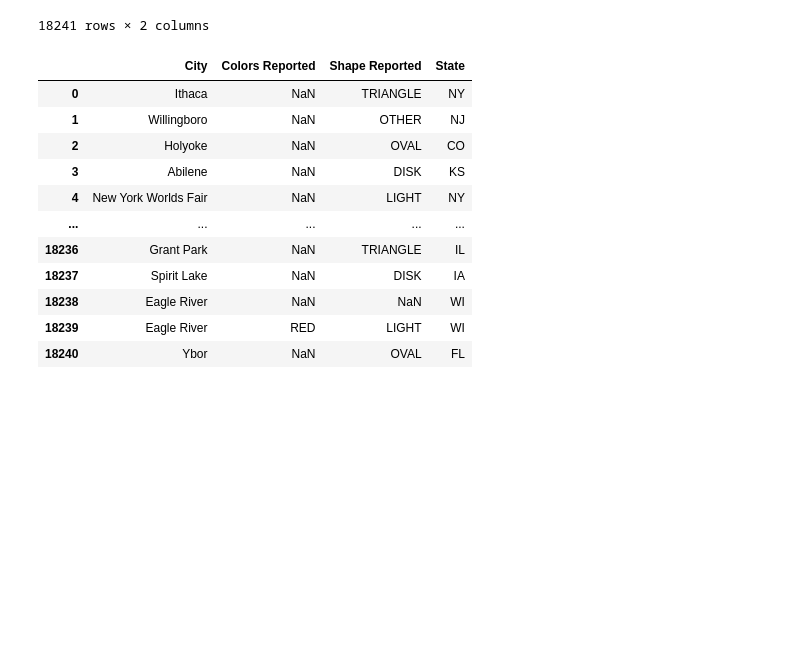
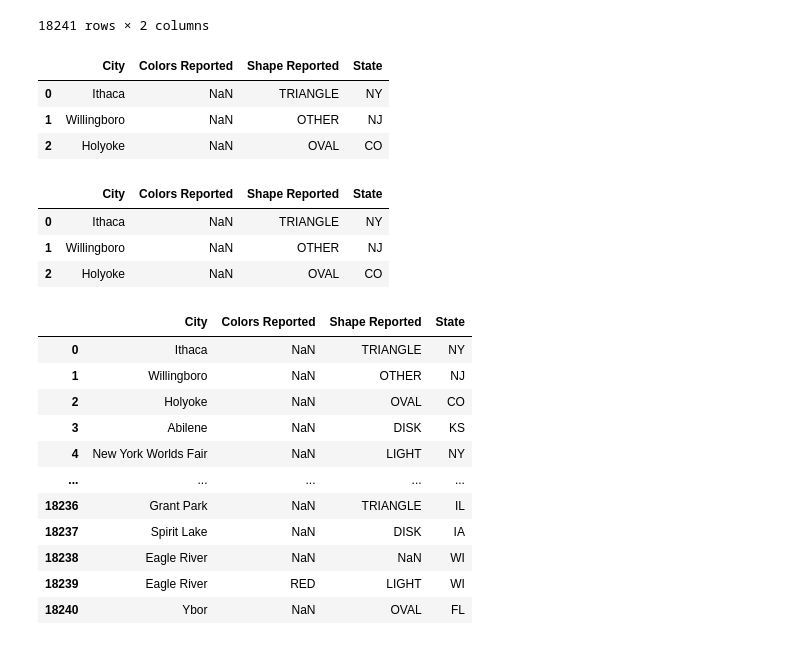
Before and after one commit to ananta-dev/dataschool-Pandas-in-30-days, a Jupyter notebook: notebooks/day19-Select-Multiple-Rows-and-Columns.ipynb, the cells around one changed output. Cells and saved outputs as stored; diff of their text form; code cells hidden in the pictures; blank space fills up the shorter version.

```diff
--- a/notebooks/day19-Select-Multiple-Rows-and-Columns.ipynb
+++ b/notebooks/day19-Select-Multiple-Rows-and-Columns.ipynb
@@ -75,6 +75,20 @@ ufo.loc[:, ['City', 'State']]
 | 18239 | Eagle River | WI |
 | 18240 | Ybor | FL |
 18241 rows × 2 columns
+# %%
+ufo.loc[0:2, 'City':'State']
+# %% [output]
+|  | City | Colors Reported | Shape Reported | State |
+| 0 | Ithaca | NaN | TRIANGLE | NY |
+| 1 | Willingboro | NaN | OTHER | NJ |
+| 2 | Holyoke | NaN | OVAL | CO |
+# %%
+ufo.head(3).drop('Time', axis=1)
+# %% [output]
+|  | City | Colors Reported | Shape Reported | State |
+| 0 | Ithaca | NaN | TRIANGLE | NY |
+| 1 | Willingboro | NaN | OTHER | NJ |
+| 2 | Holyoke | NaN | OVAL | CO |
 # %%
 ufo.loc[:, 'City':'State']
 # %% [output]
```
Also changed, not shown: parts of 17 cells of this notebook.
